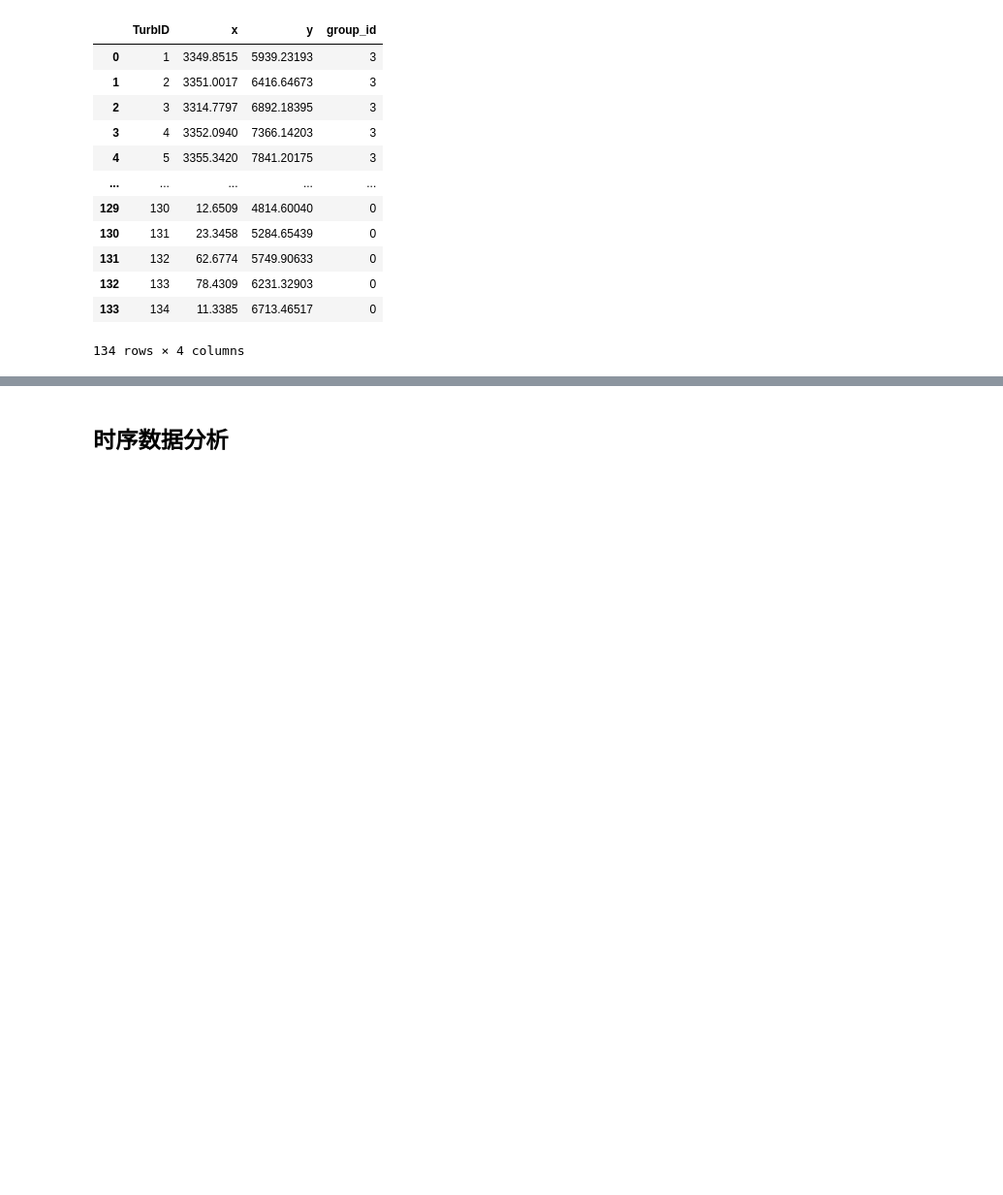
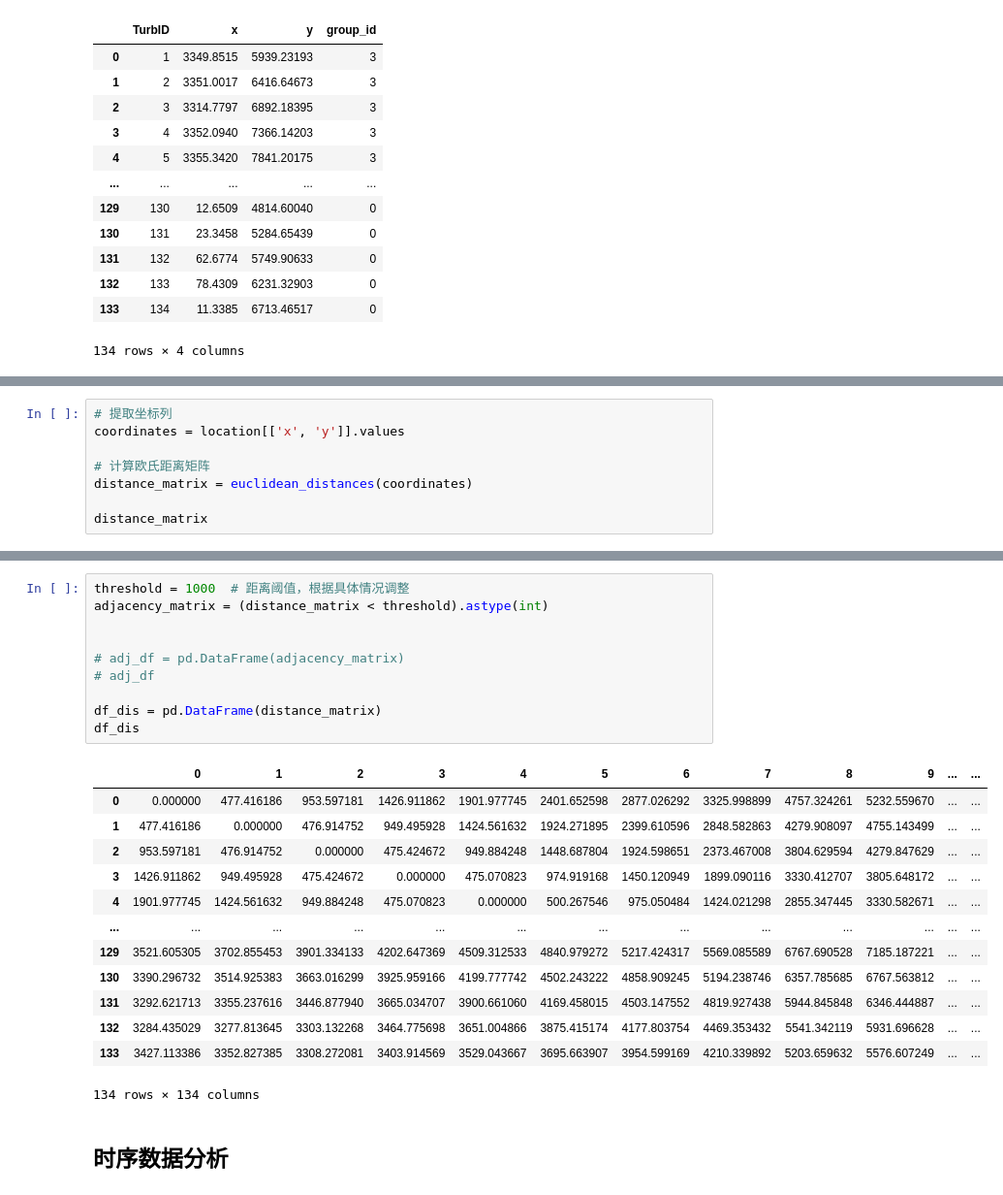
Before and after one commit to GKDGKD/KDD_CUP_2022, a Jupyter notebook: notebook/kdd_location_describe.ipynb, the cells around one changed output, grey strips where cells are left out. Shown at 97% size. Saved outputs shown, nothing was run; the diff lists cells and outputs as text; blank space fills up the shorter version.

```diff
--- a/notebook/kdd_location_describe.ipynb
+++ b/notebook/kdd_location_describe.ipynb
@@ -92,0 +116,8 @@ plt.show()
+# %%
+# 提取坐标列
+coordinates = location[['x', 'y']].values
+
+# 计算欧氏距离矩阵
+distance_matrix = euclidean_distances(coordinates)
+
+distance_matrix
@@ -93,3 +138,27 @@ plt.show()
+# %%
+threshold = 1000  # 距离阈值，根据具体情况调整
+adjacency_matrix = (distance_matrix < threshold).astype(int)
+
+
+# adj_df = pd.DataFrame(adjacency_matrix)
+# adj_df
+
+df_dis = pd.DataFrame(distance_matrix)
+df_dis
+# %% [output]
+|  | 0 | 1 | 2 | 3 | 4 | 5 | 6 | 7 | 8 | 9 | ... | ... |
+| 0 | 0.000000 | 477.416186 | 953.597181 | 1426.911862 | 1901.977745 | 2401.652598 | 2877.026292 | 3325.998899 | 4757.324261 | 5232.559670 | ... | ... |
+| 1 | 477.416186 | 0.000000 | 476.914752 | 949.495928 | 1424.561632 | 1924.271895 | 2399.610596 | 2848.582863 | 4279.908097 | 4755.143499 | ... | ... |
+| 2 | 953.597181 | 476.914752 | 0.000000 | 475.424672 | 949.884248 | 1448.687804 | 1924.598651 | 2373.467008 | 3804.629594 | 4279.847629 | ... | ... |
+| 3 | 1426.911862 | 949.495928 | 475.424672 | 0.000000 | 475.070823 | 974.919168 | 1450.120949 | 1899.090116 | 3330.412707 | 3805.648172 | ... | ... |
+| 4 | 1901.977745 | 1424.561632 | 949.884248 | 475.070823 | 0.000000 | 500.267546 | 975.050484 | 1424.021298 | 2855.347445 | 3330.582671 | ... | ... |
+| ... | ... | ... | ... | ... | ... | ... | ... | ... | ... | ... | ... | ... |
+| 129 | 3521.605305 | 3702.855453 | 3901.334133 | 4202.647369 | 4509.312533 | 4840.979272 | 5217.424317 | 5569.085589 | 6767.690528 | 7185.187221 | ... | ... |
+| 130 | 3390.296732 | 3514.925383 | 3663.016299 | 3925.959166 | 4199.777742 | 4502.243222 | 4858.909245 | 5194.238746 | 6357.785685 | 6767.563812 | ... | ... |
+| 131 | 3292.621713 | 3355.237616 | 3446.877940 | 3665.034707 | 3900.661060 | 4169.458015 | 4503.147552 | 4819.927438 | 5944.845848 | 6346.444887 | ... | ... |
+| 132 | 3284.435029 | 3277.813645 | 3303.132268 | 3464.775698 | 3651.004866 | 3875.415174 | 4177.803754 | 4469.353432 | 5541.342119 | 5931.696628 | ... | ... |
+| 133 | 3427.113386 | 3352.827385 | 3308.272081 | 3403.914569 | 3529.043667 | 3695.663907 | 3954.599169 | 4210.339892 | 5203.659632 | 5576.607249 | ... | ... |
+134 rows × 134 columns
 # %% [markdown]
 ## 时序数据分析
 # %%
```
Also changed, not shown: parts of 4 cells of this notebook, 5 other files.
